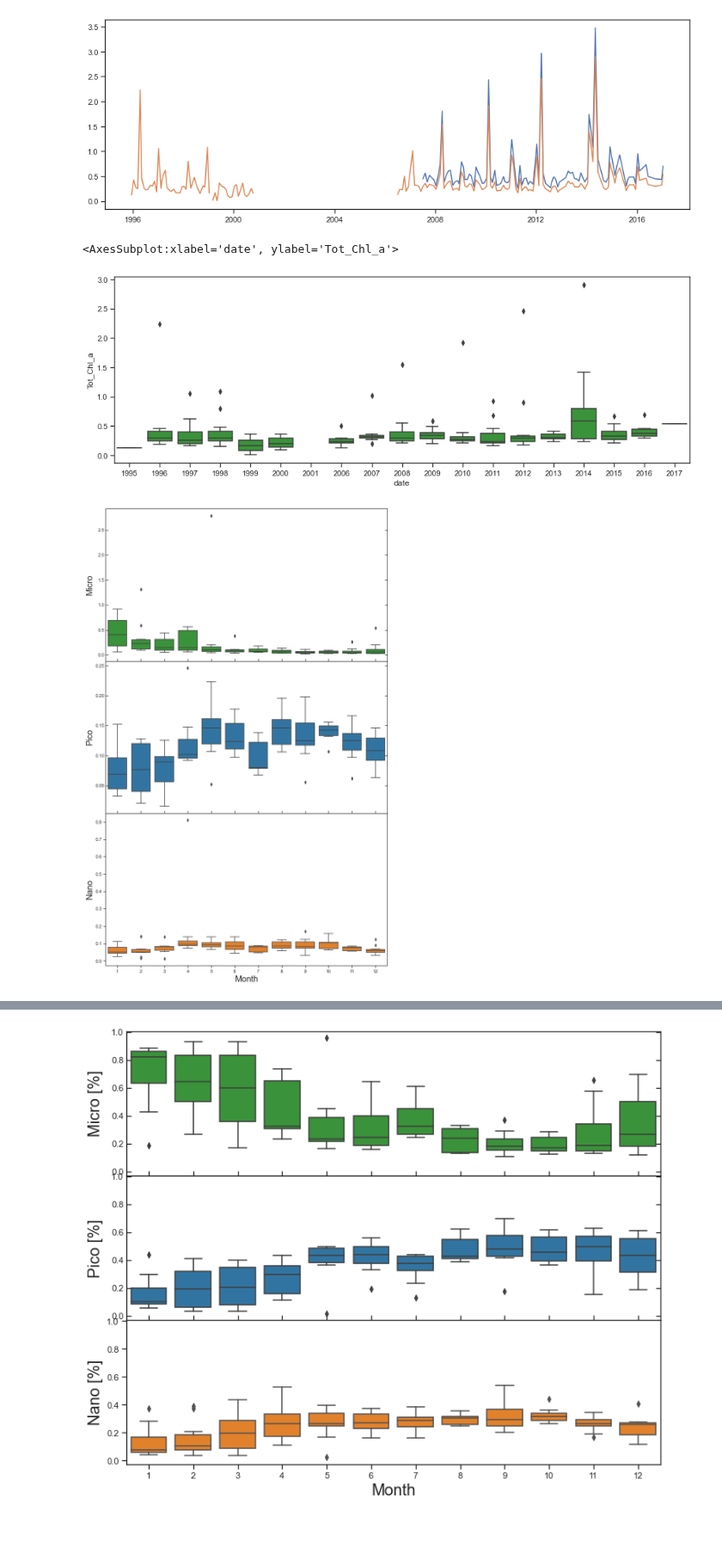
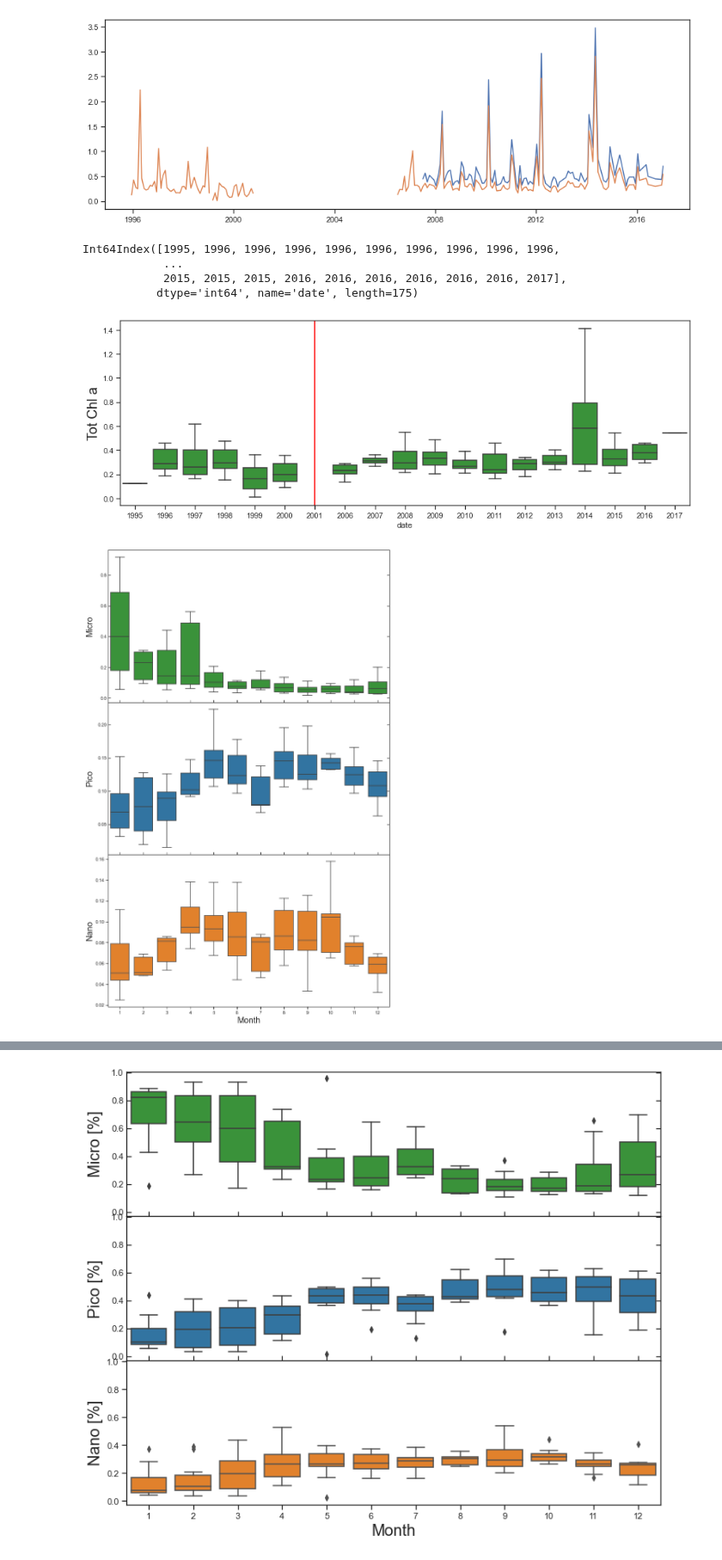
Before and after one commit to ben1post/BennyPhD, a Jupyter notebook: CaRiaco/SCRIPPS/CARIACO_data/Manuscript2DataAnalysis/DataAnalysis/HPLC/HPLC2SizeDist_calc.ipynb, the cells around one changed output, grey strips where cells are left out. Shown at 86% size. Cells and saved outputs as stored; diff of their text form; code cells hidden in the pictures; blank space fills up the shorter version.

```diff
--- a/CaRiaco/SCRIPPS/CARIACO_data/Manuscript2DataAnalysis/DataAnalysis/HPLC/HPLC2SizeDist_calc.ipynb
+++ b/CaRiaco/SCRIPPS/CARIACO_data/Manuscript2DataAnalysis/DataAnalysis/HPLC/HPLC2SizeDist_calc.ipynb
@@ -93,38 +91,48 @@ plt.plot(CARIACO.Tot_Chl_a)
 # %% [output]
 [<matplotlib.lines.Line2D at 0x...>]
 [figure]
+# %%
+micro.index.year
+# %% [output]
+Int64Index([1995, 1996, 1996, 1996, 1996, 1996, 1996, 1996, 1996, 1996,
+            ...
+            2015, 2015, 2015, 2016, 2016, 2016, 2016, 2016, 2016, 2017],
+           dtype='int64', name='date', length=175)
 # %%
 
-seaborn.boxplot(x=micro.index.year, y=CARIACO.Tot_Chl_a, color='tab:green')
+seaborn.boxplot(x=micro.index.year, y=CARIACO.Tot_Chl_a, color='tab:green', showfliers=False)
+plt.axvline(6, color='red')
+plt.ylabel("Tot Chl a", fontsize=20)
+
+plt.savefig("HPLC_TotChla_RawAvg100m.png")
 # %% [output]
-<AxesSubplot:xlabel='date', ylabel='Tot_Chl_a'>
-[figure, old version]
+[figure, new version]
 # %%
 import seaborn
 seaborn.set(style="ticks", color_codes=True)
 
 labels = ['Micro', 'Pico', 'Nano']
 
 fig, ax = plt.subplots(3,1, figsize=(12,20), sharex=True, sharey=False)
-seaborn.boxplot(x=micro.index.month, y=micro /(micro+nano+pico) * CARIACO.Tot_Chl_a, ax=ax[0], color='tab:green')
-seaborn.boxplot(x=micro.index.month, y=pico /(micro+nano+pico) * CARIACO.Tot_Chl_a, ax=ax[1], color='tab:blue')
-seaborn.boxplot(x=micro.index.month, y=nano /(micro+nano+pico) * CARIACO.Tot_Chl_a, ax=ax[2], color='tab:orange')
+seaborn.boxplot(x=micro.index.month, y=micro /(micro+nano+pico) * CARIACO.Tot_Chl_a, ax=ax[0], color='tab:green', showfliers=False)
+seaborn.boxplot(x=micro.index.month, y=pico /(micro+nano+pico) * CARIACO.Tot_Chl_a, ax=ax[1], color='tab:blue', showfliers=False)
+seaborn.boxplot(x=micro.index.month, y=nano /(micro+nano+pico) * CARIACO.Tot_Chl_a, ax=ax[2], color='tab:orange', showfliers=False)
 
 for axx in ax[0:2]:
     axx.set_xlabel("")
     axx.tick_params(top=False, right=True, direction="in")
 
 for axx, ylab in zip(ax, labels):
     axx.set_ylabel(ylab, fontsize=20)
     #axx.set_yscale('log')
 
 ax[2].set_xlabel("Month", fontsize=20)
 
 plt.subplots_adjust(wspace=0, hspace=0)
 fig.align_ylabels()
 plt.show()
 # %% [output]
-[figure, old version]
+[figure, new version]
 # %%
 fig, ax = plt.subplots(3,1, figsize=(12,10), sharex=True, sharey=False)
 #seaborn.boxplot(x=micro.index.year, y=micro /(micro+nano+pico) * CARIACO.Tot_Chl_a, color='tab:green')
```
Also changed, not shown: parts of 8 cells of this notebook, 9 other files.
